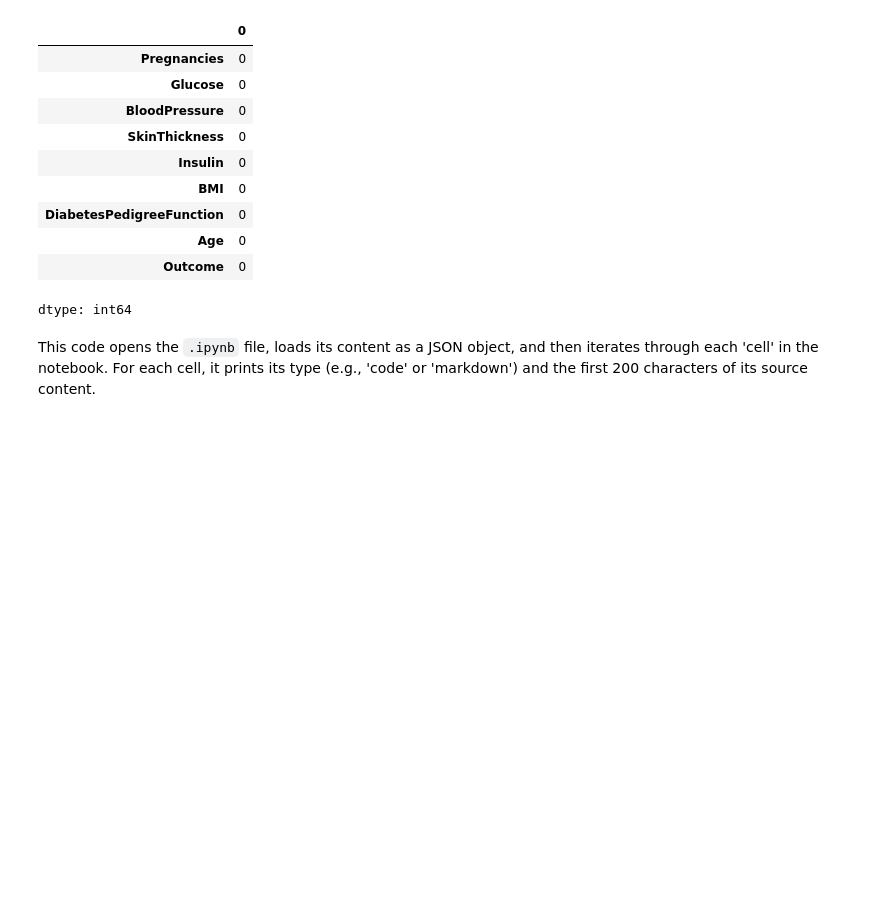
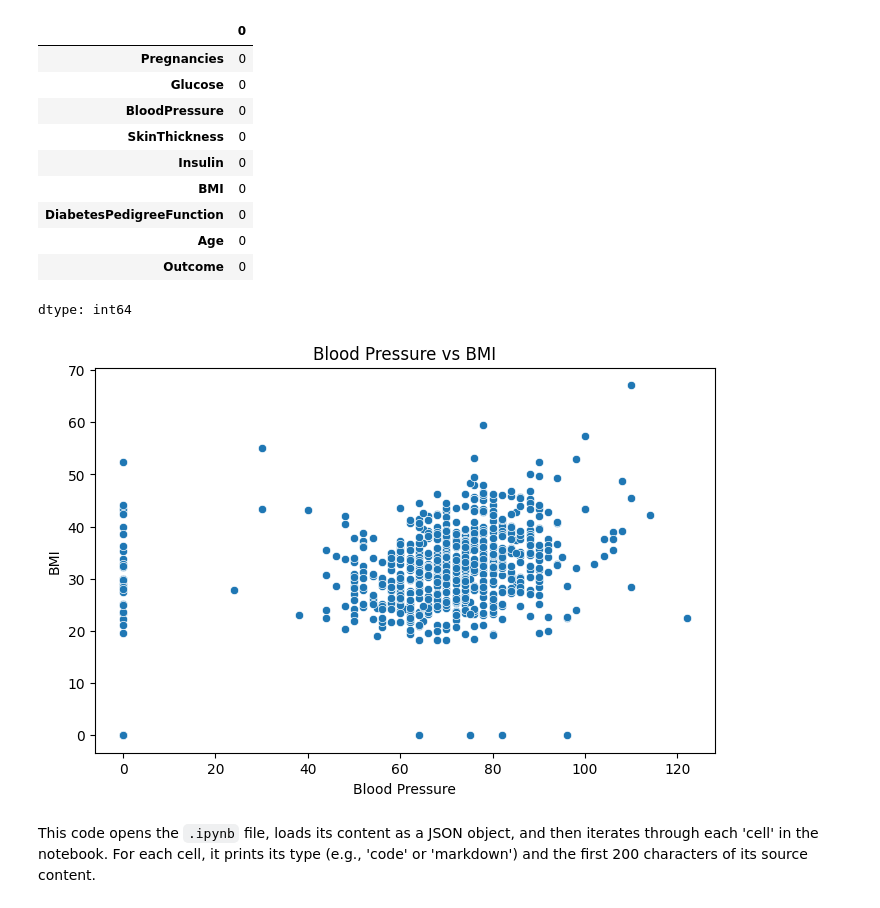
Before and after one commit to samsonjoy025-a11y/Data-science-and-Machine-Learning-Projects, a Jupyter notebook: Joy_Samson_Diabetes_csv_visualization.ipynb, the cells around one changed output. Cells and saved outputs as stored; diff of their text form; code cells hidden in the pictures; blank space fills up the shorter version.

```diff
--- a/Joy_Samson_Diabetes_csv_visualization.ipynb
+++ b/Joy_Samson_Diabetes_csv_visualization.ipynb
@@ -148,2 +152,23 @@ import seaborn as sns
+# %%
+import matplotlib.pyplot as plt
+import seaborn as sns
+import pandas as pd
+
+# Load the diabetes dataset
+diabetes = pd.read_csv("/content/Machine-Learning-Class/data_cleaningML/diabetes.csv")
+
+plt.figure(figsize=(8,5))
+sns.scatterplot(
+    data=diabetes,
+    x="BloodPressure",
+    y="BMI",
+    palette="red"
+)
+plt.xlabel("Blood Pressure")
+plt.ylabel("BMI")
+plt.title("Blood Pressure vs BMI")
+plt.show()
+# %% [output]
+[figure, added]
 # %% [markdown]
 This code opens the `.ipynb` file, loads its content as a JSON object, and then iterates through each 'cell' in the notebook. For each cell, it prints its type (e.g., 'code' or 'markdown') and the first 200 characters of its source content.
```
Also changed, not shown: parts of 2 cells of this notebook.
